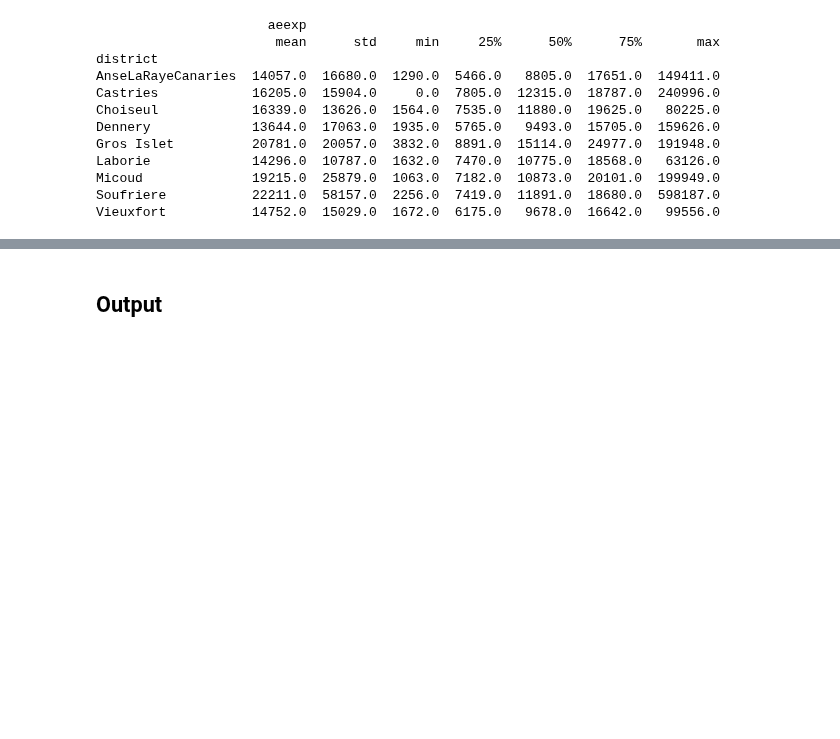
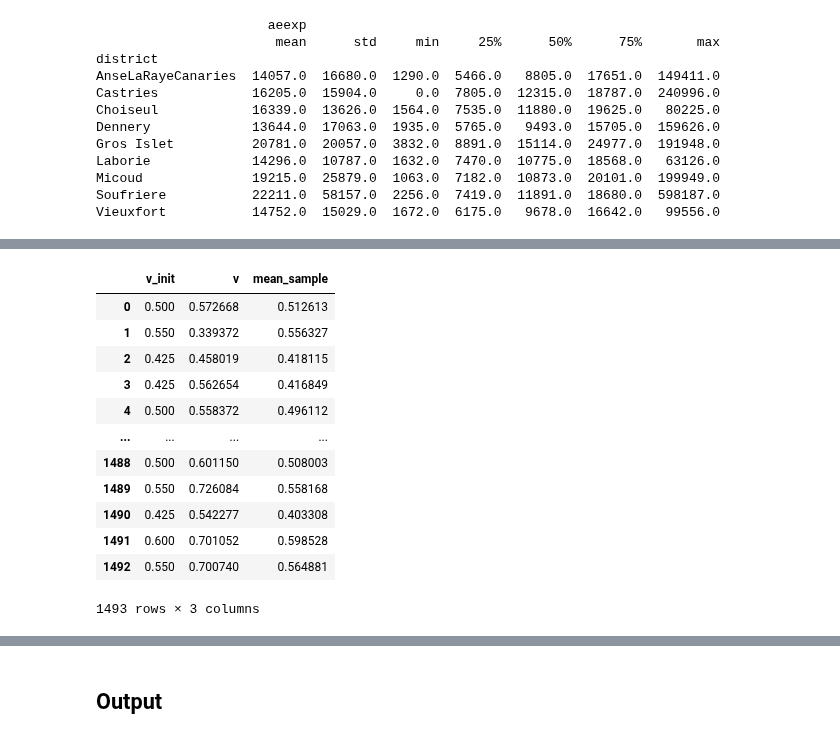
Before and after one commit to mikhailsirenko/unbreakable, a Jupyter notebook: notebooks/verification.ipynb, the cells around one changed output, grey strips where cells are left out. Drawn from its saved outputs; the diff is of its cells as text; code cells hidden in the pictures; blank space fills up the shorter version.

```diff
--- a/notebooks/verification.ipynb
+++ b/notebooks/verification.ipynb
@@ -98,0 +209,16 @@ Vieuxfort           14752.0  15029.0  1672.0  6175.0   9678.0  16642.0   99556.0
+# %%
+df
+# %% [output]
+|  | v_init | v | mean_sample |
+| 0 | 0.500 | 0.572668 | 0.512613 |
+| 1 | 0.550 | 0.339372 | 0.556327 |
+| 2 | 0.425 | 0.458019 | 0.418115 |
+| 3 | 0.425 | 0.562654 | 0.416849 |
+| 4 | 0.500 | 0.558372 | 0.496112 |
+| ... | ... | ... | ... |
+| 1488 | 0.500 | 0.601150 | 0.508003 |
+| 1489 | 0.550 | 0.726084 | 0.558168 |
+| 1490 | 0.425 | 0.542277 | 0.403308 |
+| 1491 | 0.600 | 0.701052 | 0.598528 |
+| 1492 | 0.550 | 0.700740 | 0.564881 |
+1493 rows × 3 columns
```
Also changed, not shown: parts of 22 cells of this notebook, 1 other file.
